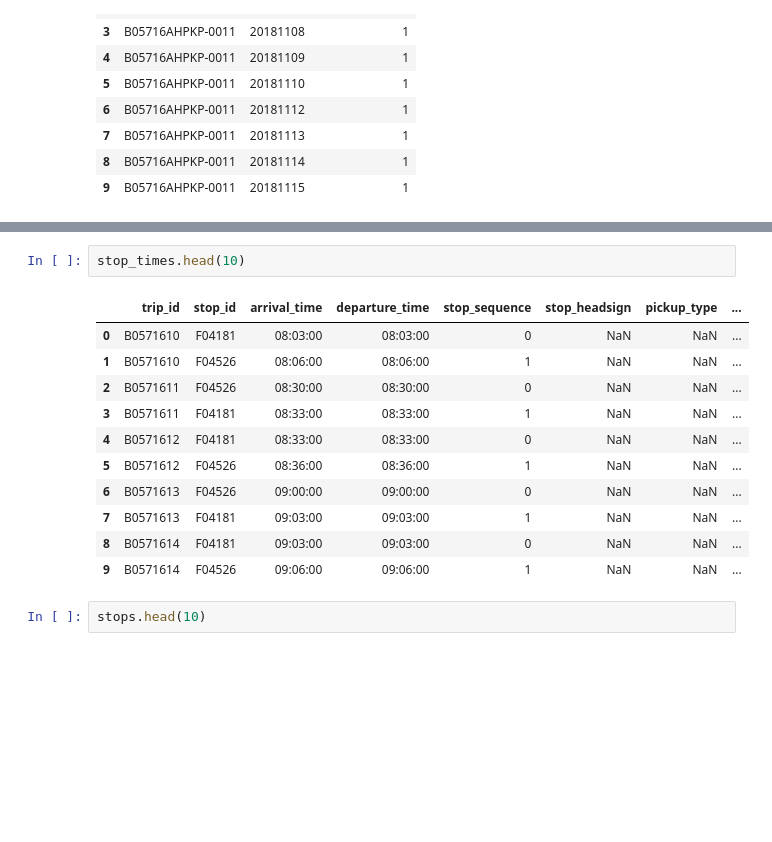
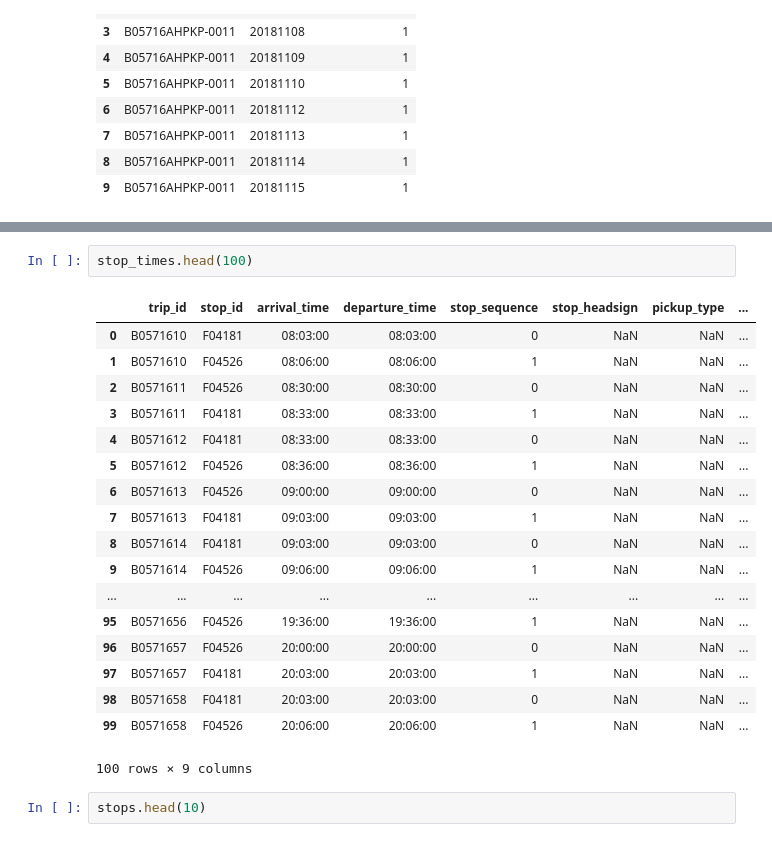
Before and after one commit to GotBinGo/bd, a Jupyter notebook: BigData HF.ipynb, the cells around one changed output, grey strips where cells are left out. Cells and saved outputs as stored; diff of their text form; blank space fills up the shorter version.

```diff
--- a/BigData HF.ipynb
+++ b/BigData HF.ipynb
@@ -82,17 +100,24 @@ shapes.head(10)
 # %%
-stop_times.head(10)
+stop_times.head(100)
 # %% [output]
 |  | trip_id | stop_id | arrival_time | departure_time | stop_sequence | stop_headsign | pickup_type | ... |
 | 0 | B0571610 | F04181 | 08:03:00 | 08:03:00 | 0 | NaN | NaN | ... |
 | 1 | B0571610 | F04526 | 08:06:00 | 08:06:00 | 1 | NaN | NaN | ... |
 | 2 | B0571611 | F04526 | 08:30:00 | 08:30:00 | 0 | NaN | NaN | ... |
 | 3 | B0571611 | F04181 | 08:33:00 | 08:33:00 | 1 | NaN | NaN | ... |
 | 4 | B0571612 | F04181 | 08:33:00 | 08:33:00 | 0 | NaN | NaN | ... |
 | 5 | B0571612 | F04526 | 08:36:00 | 08:36:00 | 1 | NaN | NaN | ... |
 | 6 | B0571613 | F04526 | 09:00:00 | 09:00:00 | 0 | NaN | NaN | ... |
 | 7 | B0571613 | F04181 | 09:03:00 | 09:03:00 | 1 | NaN | NaN | ... |
 | 8 | B0571614 | F04181 | 09:03:00 | 09:03:00 | 0 | NaN | NaN | ... |
 | 9 | B0571614 | F04526 | 09:06:00 | 09:06:00 | 1 | NaN | NaN | ... |
+| ... | ... | ... | ... | ... | ... | ... | ... | ... |
+| 95 | B0571656 | F04526 | 19:36:00 | 19:36:00 | 1 | NaN | NaN | ... |
+| 96 | B0571657 | F04526 | 20:00:00 | 20:00:00 | 0 | NaN | NaN | ... |
+| 97 | B0571657 | F04181 | 20:03:00 | 20:03:00 | 1 | NaN | NaN | ... |
+| 98 | B0571658 | F04181 | 20:03:00 | 20:03:00 | 0 | NaN | NaN | ... |
+| 99 | B0571658 | F04526 | 20:06:00 | 20:06:00 | 1 | NaN | NaN | ... |
+100 rows × 9 columns
 # %%
 stops.head(10)
 # %% [output]
```
Also changed, not shown: parts of 7 cells of this notebook.
